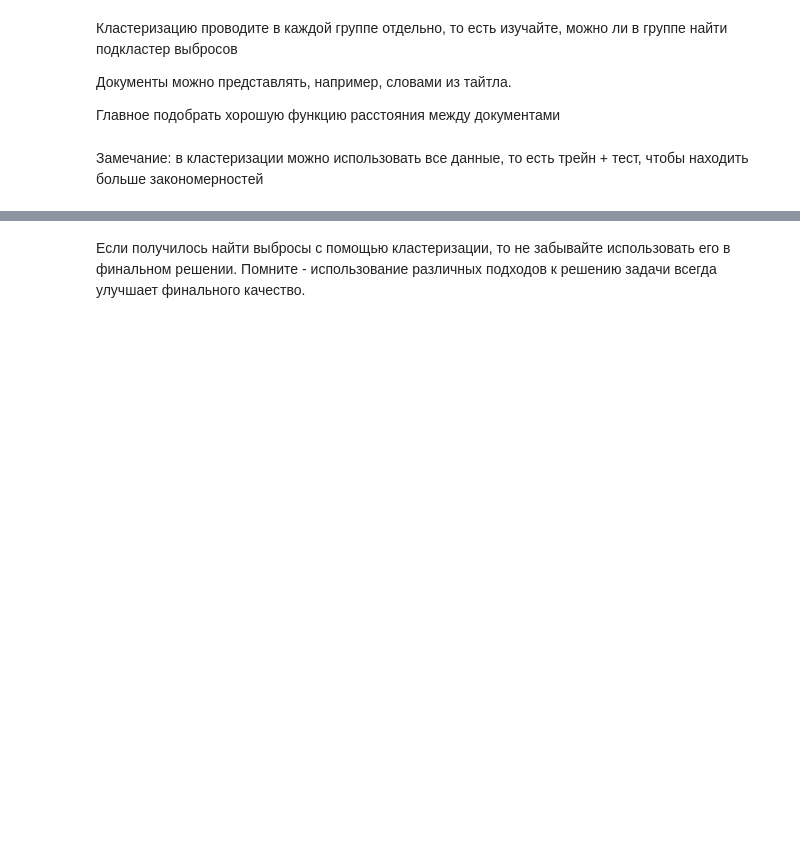
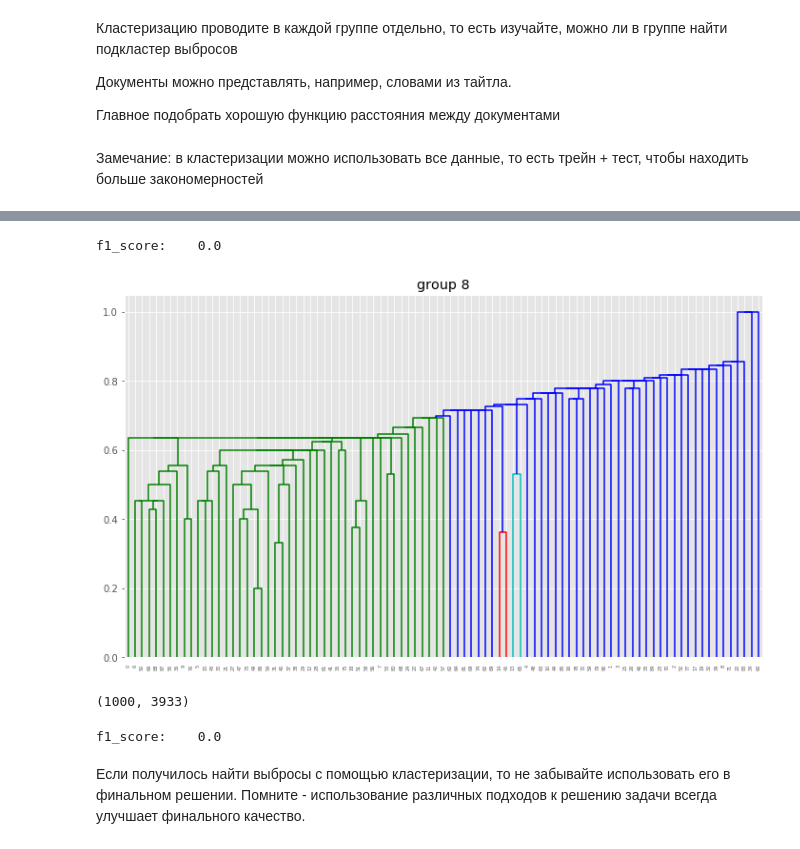
Before and after one commit to xelav/sphere_ml1_2019_fall, a Jupyter notebook: hw4_alexandrov.ipynb, the cells around one changed output, grey strips where cells are left out. Drawn from its saved outputs; the diff is of its cells as text; code cells hidden in the pictures; blank space fills up the shorter version.

```diff
--- a/hw4_alexandrov.ipynb
+++ b/hw4_alexandrov.ipynb
@@ -245,7 +279,2 @@ class Clustering(BaseEstimator, ClusterMixin):
 # %% [markdown]
 Сначала проверим реализованный алгоритм кластеризации на классическом наборе данных [Iris](http://www.wikiwand.com/en/Iris_flower_data_set). Загрузим данные (они включены в библиотеку sklearn) и посмотрим на то, как они выглядят в двух проекциях (для простоты используем 2 класса из 3).
-# %%
-clustering = Clustering()
-result = clustering.fit_predict(x_iris)
-print(result.shape)
-print(result)
@@ -353,0 +390,30 @@ for i in range(len(train_data)):
+# %%
+def plot_group_dendrogram(group, metric='dice'):
+    plt.rcParams['figure.figsize'] = (12,7)
+
+    vectorizer = CountVectorizer()
+    tfidf = TfidfTransformer()
+
+    pipeline = Pipeline([
+        ('vect', CountVectorizer()),
+        ('tfidf', TfidfTransformer()),
+    ])
+    group_vectors = pipeline.fit_transform(
+        [title for _, title, target in traingroups_titledata[group]]
+    )
+
+    # используется dice, так как он как раз работает для бинарнх векторов
+    clustering = Clustering(metric=metric, n_clusters=2)
+    preds = clustering.fit_predict(group_vectors.todense())
+
+    targets = [target for _, title, target in traingroups_titledata[group]]
+
+    plt.title(f'group {group}')
+    clustering.plot_dendrogram(orientation='top')
+
+    print('f1_score:   ', f1_score(preds, targets))
+# %%
+plot_group_dendrogram(8)
+# %% [output]
+f1_score:    0.0
+[figure, added]
@@ -353,0 +425,11 @@ for i in range(len(train_data)):
+# %%
+pipeline = Pipeline([
+    ('vect', CountVectorizer()),
+    ('tfidf', TfidfTransformer()),
+])
+group_vectors = pipeline.fit_transform(
+    train_titles[:1000]
+)
+group_vectors.shape
+# %% [output]
+(1000, 3933)
@@ -354,3 +439,7 @@ for i in range(len(train_data)):
+# %%
+print('f1_score:   ', f1_score(preds, train_targets[:1000]))
+# %% [output]
+f1_score:    0.0
 # %% [markdown]
 Если получилось найти выбросы с помощью кластеризации, то не забывайте использовать его в финальном решении. Помните - использование различных подходов к решению задачи всегда улучшает финального качество.
 # %% [markdown]
```
Also changed, not shown: parts of 15 cells of this notebook.
